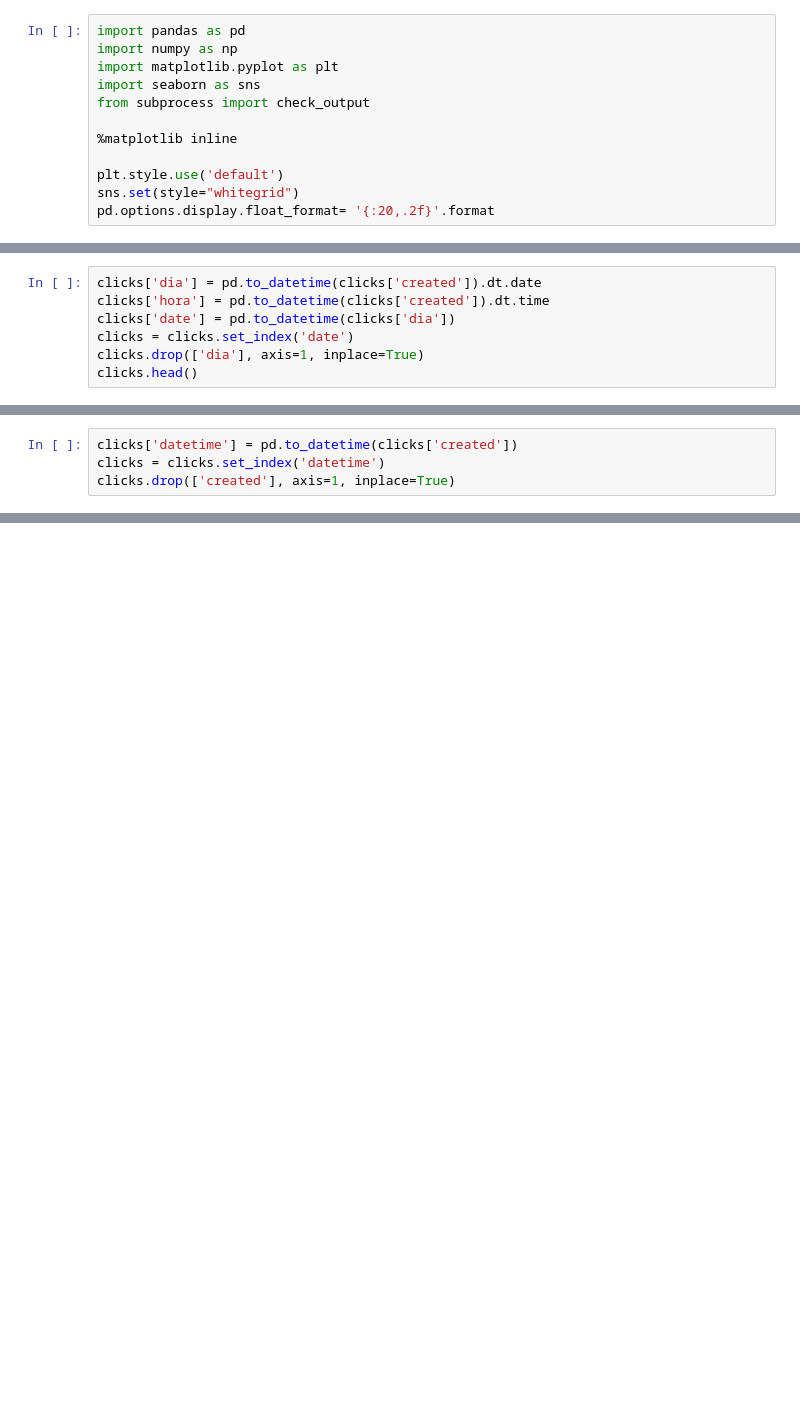
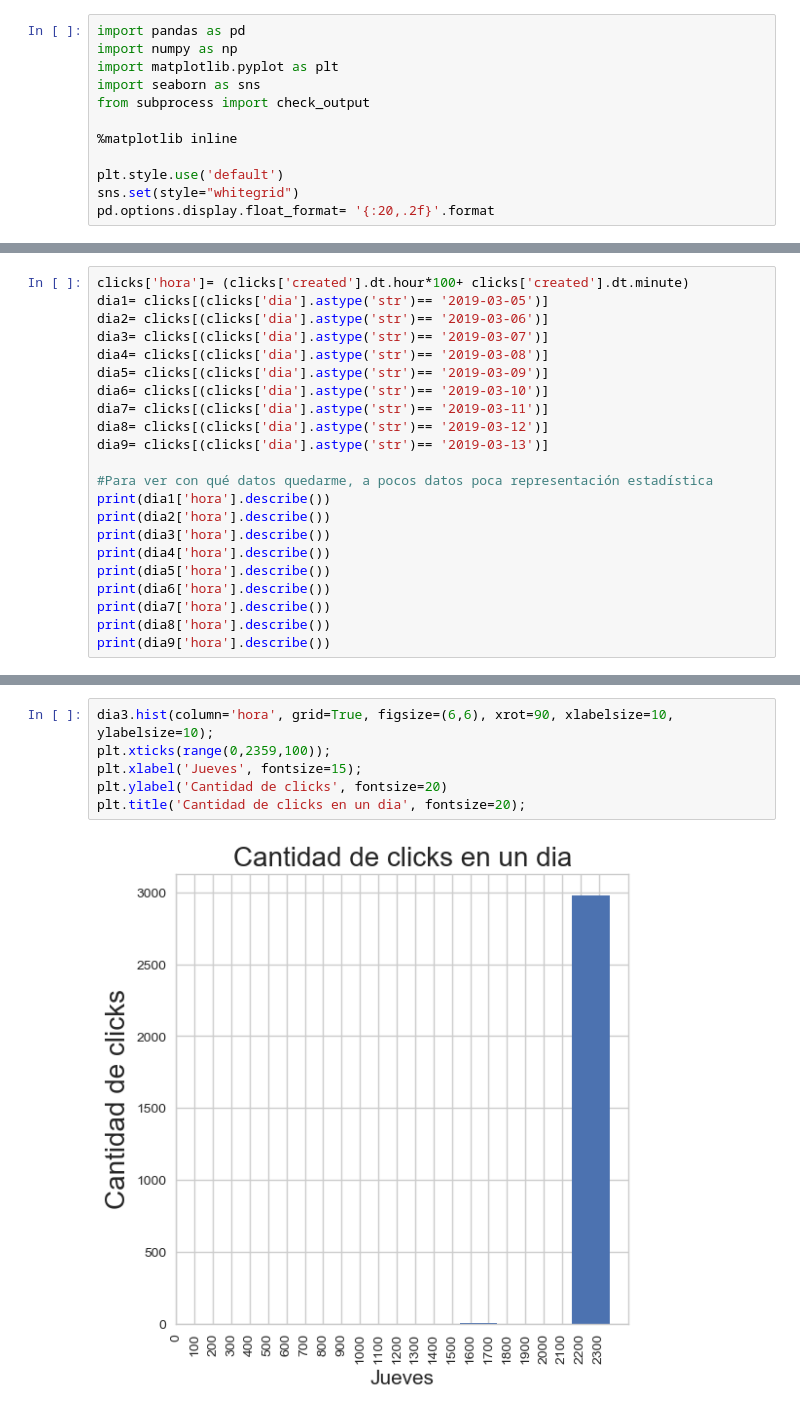
Before and after one commit to LucasCatolino/Organizacion-de-Datos, a Jupyter notebook: TP1.ipynb, the cells around one changed output, grey strips where cells are left out. Cells and saved outputs as stored; diff of their text form; blank space fills up the shorter version.

Commit message:
Subo histograma de clicks por dia y hora

```diff
--- a/TP1.ipynb
+++ b/TP1.ipynb
@@ -38,7 +39,0 @@ dia1['hora'].value_counts().plot()
-# %%
-clicks['dia'] = pd.to_datetime(clicks['created']).dt.date
-clicks['hora'] = pd.to_datetime(clicks['created']).dt.time
-clicks['date'] = pd.to_datetime(clicks['dia'])
-clicks = clicks.set_index('date')
-clicks.drop(['dia'], axis=1, inplace=True)
-clicks.head()
@@ -54,4 +40,22 @@ clicks.head()
-# %%
-clicks['datetime'] = pd.to_datetime(clicks['created'])
-clicks = clicks.set_index('datetime')
-clicks.drop(['created'], axis=1, inplace=True)
+# %%
+clicks['hora']= (clicks['created'].dt.hour*100+ clicks['created'].dt.minute)
+dia1= clicks[(clicks['dia'].astype('str')== '2019-03-05')]
+dia2= clicks[(clicks['dia'].astype('str')== '2019-03-06')]
+dia3= clicks[(clicks['dia'].astype('str')== '2019-03-07')]
+dia4= clicks[(clicks['dia'].astype('str')== '2019-03-08')]
+dia5= clicks[(clicks['dia'].astype('str')== '2019-03-09')]
+dia6= clicks[(clicks['dia'].astype('str')== '2019-03-10')]
+dia7= clicks[(clicks['dia'].astype('str')== '2019-03-11')]
+dia8= clicks[(clicks['dia'].astype('str')== '2019-03-12')]
+dia9= clicks[(clicks['dia'].astype('str')== '2019-03-13')]
+
+#Para ver con qué datos quedarme, a pocos datos poca representación estadística
+print(dia1['hora'].describe())
+print(dia2['hora'].describe())
+print(dia3['hora'].describe())
+print(dia4['hora'].describe())
+print(dia5['hora'].describe())
+print(dia6['hora'].describe())
+print(dia7['hora'].describe())
+print(dia8['hora'].describe())
+print(dia9['hora'].describe())
@@ -57,0 +80,8 @@ clicks.drop(['created'], axis=1, inplace=True)
+# %%
+dia3.hist(column='hora', grid=True, figsize=(6,6), xrot=90, xlabelsize=10, ylabelsize=10);
+plt.xticks(range(0,2359,100));
+plt.xlabel('Jueves', fontsize=15);
+plt.ylabel('Cantidad de clicks', fontsize=20)
+plt.title('Cantidad de clicks en un dia', fontsize=20);
+# %% [output]
+[figure, added]
```
Also changed, not shown: parts of 11 cells of this notebook.
